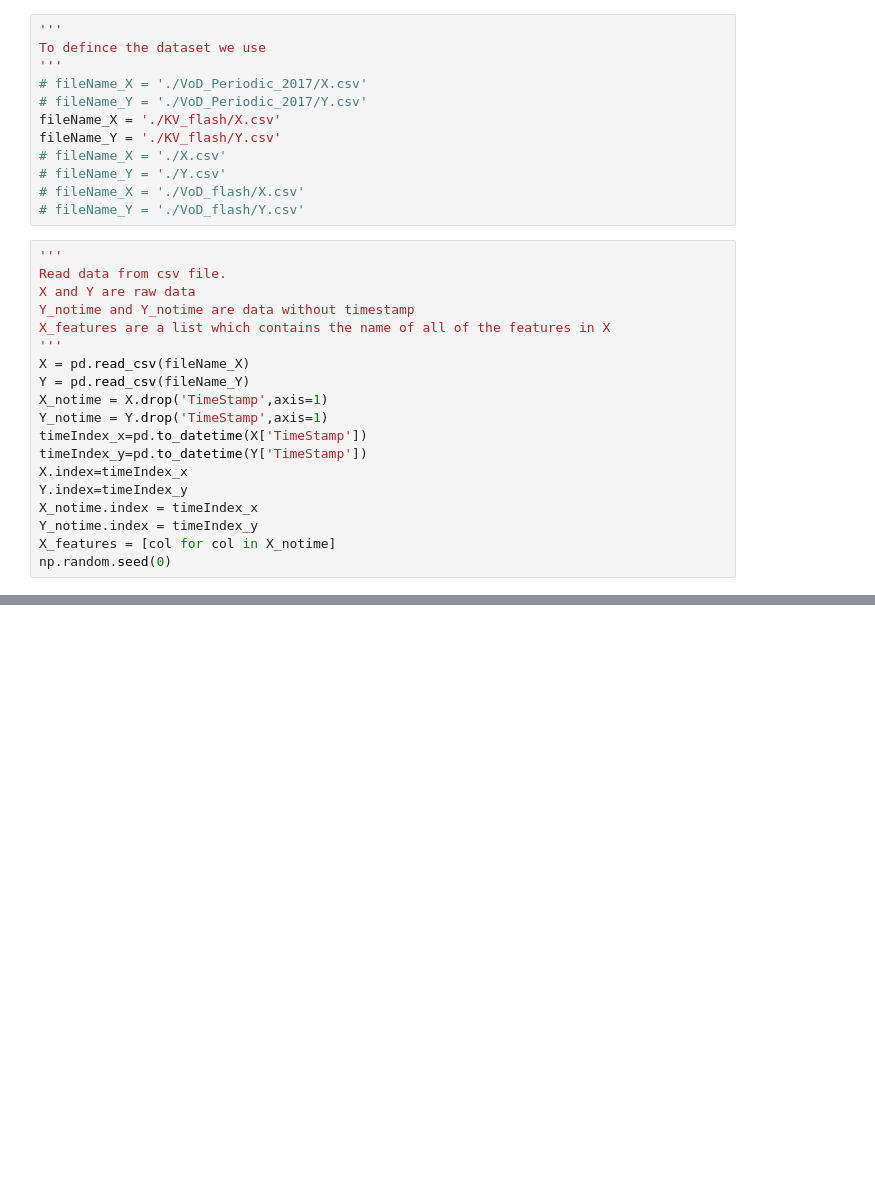
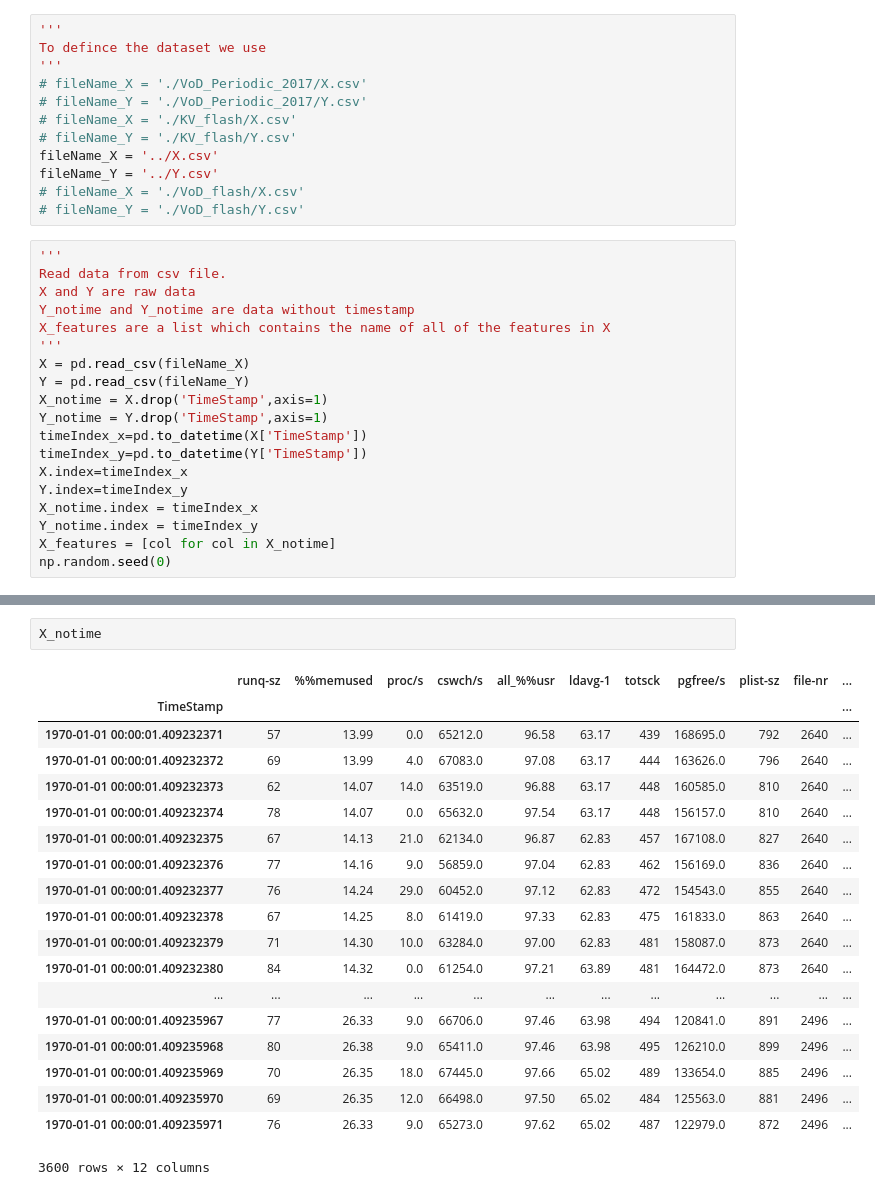
Before and after one commit to hichentang/EP2420, a Jupyter notebook: Proj2.ipynb, the cells around one changed output, grey strips where cells are left out. Drawn from its saved outputs; the diff is of its cells as text; blank space fills up the shorter version.

```diff
--- a/Proj2.ipynb
+++ b/Proj2.ipynb
@@ -68,10 +110,10 @@ To defince the dataset we use
 '''
 # fileName_X = './VoD_Periodic_2017/X.csv'
 # fileName_Y = './VoD_Periodic_2017/Y.csv'
-fileName_X = './KV_flash/X.csv'
-fileName_Y = './KV_flash/Y.csv'
-# fileName_X = './X.csv'
-# fileName_Y = './Y.csv'
+# fileName_X = './KV_flash/X.csv'
+# fileName_Y = './KV_flash/Y.csv'
+fileName_X = '../X.csv'
+fileName_Y = '../Y.csv'
 # fileName_X = './VoD_flash/X.csv'
 # fileName_Y = './VoD_flash/Y.csv'
 # %%
@@ -102,0 +234,22 @@ print("X_shape is " + str(X_shape))
+# %%
+X_notime
+# %% [output]
+|  | runq-sz | %%memused | proc/s | cswch/s | all_%%usr | ldavg-1 | totsck | pgfree/s | plist-sz | file-nr | ... |
+| TimeStamp |  |  |  |  |  |  |  |  |  |  | ... |
+| 1970-01-01 00:00:01.409232371 | 57 | 13.99 | 0.0 | 65212.0 | 96.58 | 63.17 | 439 | 168695.0 | 792 | 2640 | ... |
+| 1970-01-01 00:00:01.409232372 | 69 | 13.99 | 4.0 | 67083.0 | 97.08 | 63.17 | 444 | 163626.0 | 796 | 2640 | ... |
+| 1970-01-01 00:00:01.409232373 | 62 | 14.07 | 14.0 | 63519.0 | 96.88 | 63.17 | 448 | 160585.0 | 810 | 2640 | ... |
+| 1970-01-01 00:00:01.409232374 | 78 | 14.07 | 0.0 | 65632.0 | 97.54 | 63.17 | 448 | 156157.0 | 810 | 2640 | ... |
+| 1970-01-01 00:00:01.409232375 | 67 | 14.13 | 21.0 | 62134.0 | 96.87 | 62.83 | 457 | 167108.0 | 827 | 2640 | ... |
+| 1970-01-01 00:00:01.409232376 | 77 | 14.16 | 9.0 | 56859.0 | 97.04 | 62.83 | 462 | 156169.0 | 836 | 2640 | ... |
+| 1970-01-01 00:00:01.409232377 | 76 | 14.24 | 29.0 | 60452.0 | 97.12 | 62.83 | 472 | 154543.0 | 855 | 2640 | ... |
+| 1970-01-01 00:00:01.409232378 | 67 | 14.25 | 8.0 | 61419.0 | 97.33 | 62.83 | 475 | 161833.0 | 863 | 2640 | ... |
+| 1970-01-01 00:00:01.409232379 | 71 | 14.30 | 10.0 | 63284.0 | 97.00 | 62.83 | 481 | 158087.0 | 873 | 2640 | ... |
+| 1970-01-01 00:00:01.409232380 | 84 | 14.32 | 0.0 | 61254.0 | 97.21 | 63.89 | 481 | 164472.0 | 873 | 2640 | ... |
+| ... | ... | ... | ... | ... | ... | ... | ... | ... | ... | ... | ... |
+| 1970-01-01 00:00:01.409235967 | 77 | 26.33 | 9.0 | 66706.0 | 97.46 | 63.98 | 494 | 120841.0 | 891 | 2496 | ... |
+| 1970-01-01 00:00:01.409235968 | 80 | 26.38 | 9.0 | 65411.0 | 97.46 | 63.98 | 495 | 126210.0 | 899 | 2496 | ... |
+| 1970-01-01 00:00:01.409235969 | 70 | 26.35 | 18.0 | 67445.0 | 97.66 | 65.02 | 489 | 133654.0 | 885 | 2496 | ... |
+| 1970-01-01 00:00:01.409235970 | 69 | 26.35 | 12.0 | 66498.0 | 97.50 | 65.02 | 484 | 125563.0 | 881 | 2496 | ... |
+| 1970-01-01 00:00:01.409235971 | 76 | 26.33 | 9.0 | 65273.0 | 97.62 | 65.02 | 487 | 122979.0 | 872 | 2496 | ... |
+3600 rows × 12 columns
```
Also changed, not shown: parts of 10 cells of this notebook.
